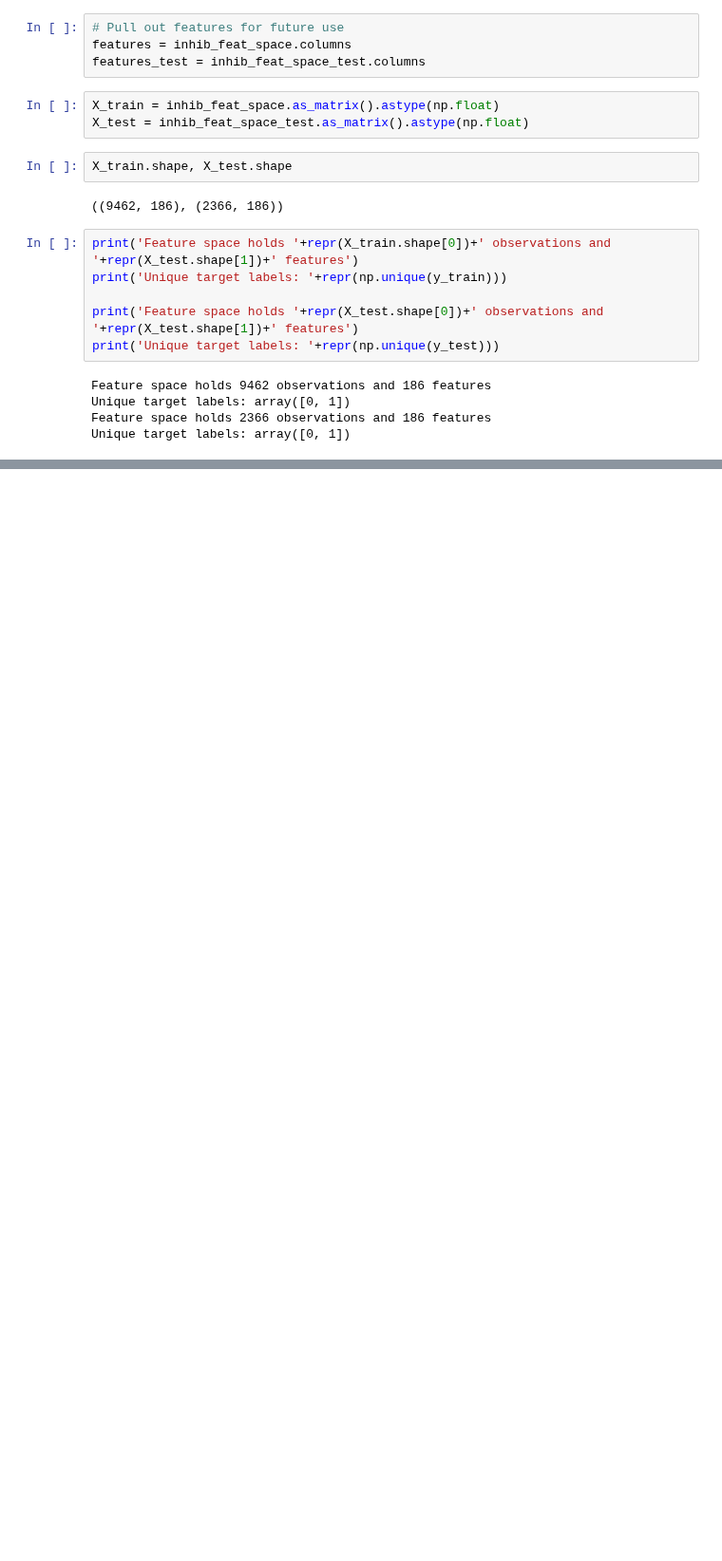
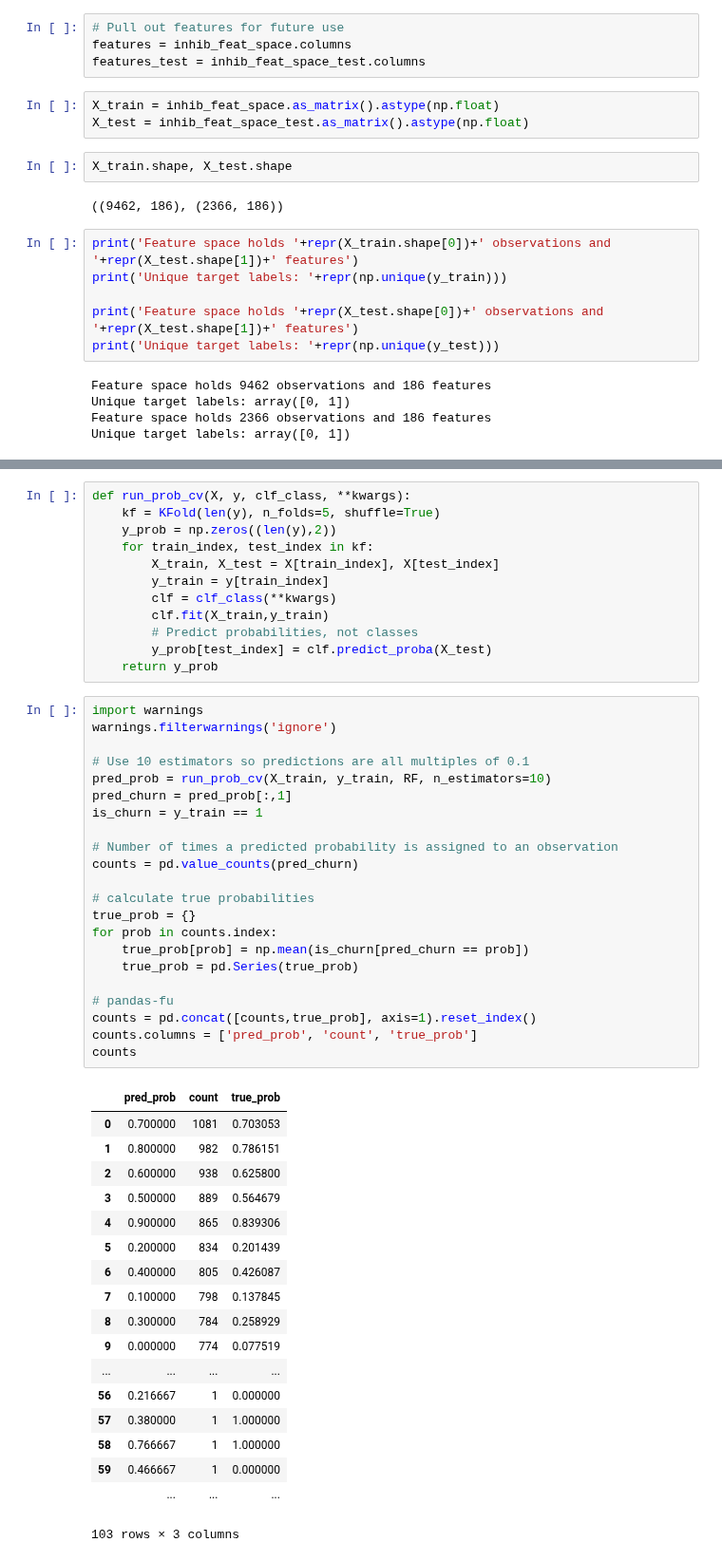
Before and after one commit to 5x5x5x5/kin, a Jupyter notebook: Model2C19.ipynb, the cells around one changed output, grey strips where cells are left out. Shown at 95% size. Cells and saved outputs as stored; diff of their text form; blank space fills up the shorter version.

```diff
--- a/Model2C19.ipynb
+++ b/Model2C19.ipynb
@@ -75,0 +170,53 @@ Unique target labels: array([0, 1])
+# %%
+def run_prob_cv(X, y, clf_class, **kwargs):
+    kf = KFold(len(y), n_folds=5, shuffle=True)
+    y_prob = np.zeros((len(y),2))
+    for train_index, test_index in kf:
+        X_train, X_test = X[train_index], X[test_index]
+        y_train = y[train_index]
+        clf = clf_class(**kwargs)
+        clf.fit(X_train,y_train)
+        # Predict probabilities, not classes
+        y_prob[test_index] = clf.predict_proba(X_test)
+    return y_prob
+# %%
+import warnings
+warnings.filterwarnings('ignore')
+
+# Use 10 estimators so predictions are all multiples of 0.1
+pred_prob = run_prob_cv(X_train, y_train, RF, n_estimators=10)
+pred_churn = pred_prob[:,1]
+is_churn = y_train == 1
+
+# Number of times a predicted probability is assigned to an observation
+counts = pd.value_counts(pred_churn)
+
+# calculate true probabilities
+true_prob = {}
+for prob in counts.index:
+    true_prob[prob] = np.mean(is_churn[pred_churn == prob])
+    true_prob = pd.Series(true_prob)
+
+# pandas-fu
+counts = pd.concat([counts,true_prob], axis=1).reset_index()
+counts.columns = ['pred_prob', 'count', 'true_prob']
+counts
+# %% [output]
+|  | pred_prob | count | true_prob |
+| 0 | 0.700000 | 1081 | 0.703053 |
+| 1 | 0.800000 | 982 | 0.786151 |
+| 2 | 0.600000 | 938 | 0.625800 |
+| 3 | 0.500000 | 889 | 0.564679 |
+| 4 | 0.900000 | 865 | 0.839306 |
+| 5 | 0.200000 | 834 | 0.201439 |
+| 6 | 0.400000 | 805 | 0.426087 |
+| 7 | 0.100000 | 798 | 0.137845 |
+| 8 | 0.300000 | 784 | 0.258929 |
+| 9 | 0.000000 | 774 | 0.077519 |
+| ... | ... | ... | ... |
+| 56 | 0.216667 | 1 | 0.000000 |
+| 57 | 0.380000 | 1 | 1.000000 |
+| 58 | 0.766667 | 1 | 1.000000 |
+| 59 | 0.466667 | 1 | 0.000000 |
+|  | ... | ... | ... |
+103 rows × 3 columns
```
Also changed, not shown: parts of 7 cells of this notebook, 1 other file.
